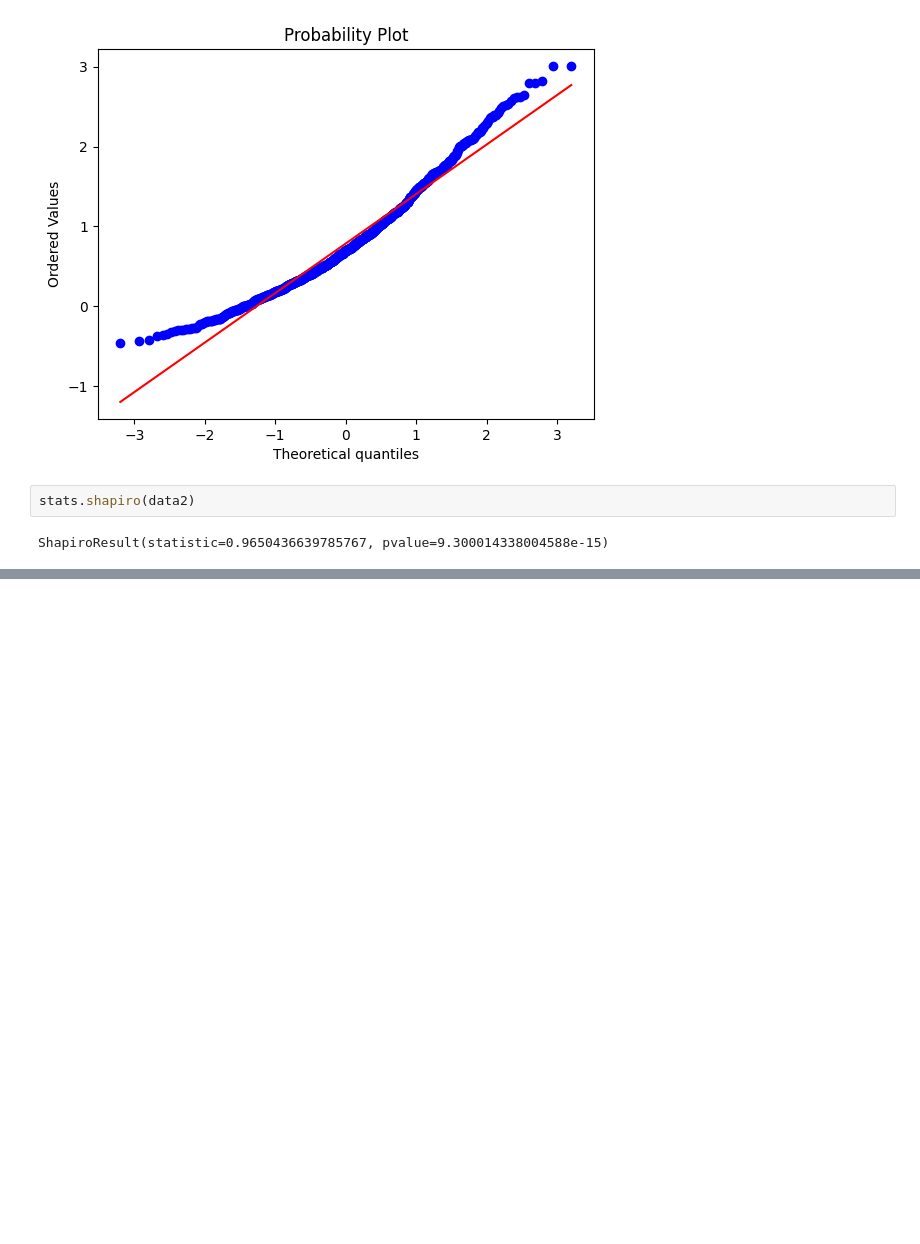
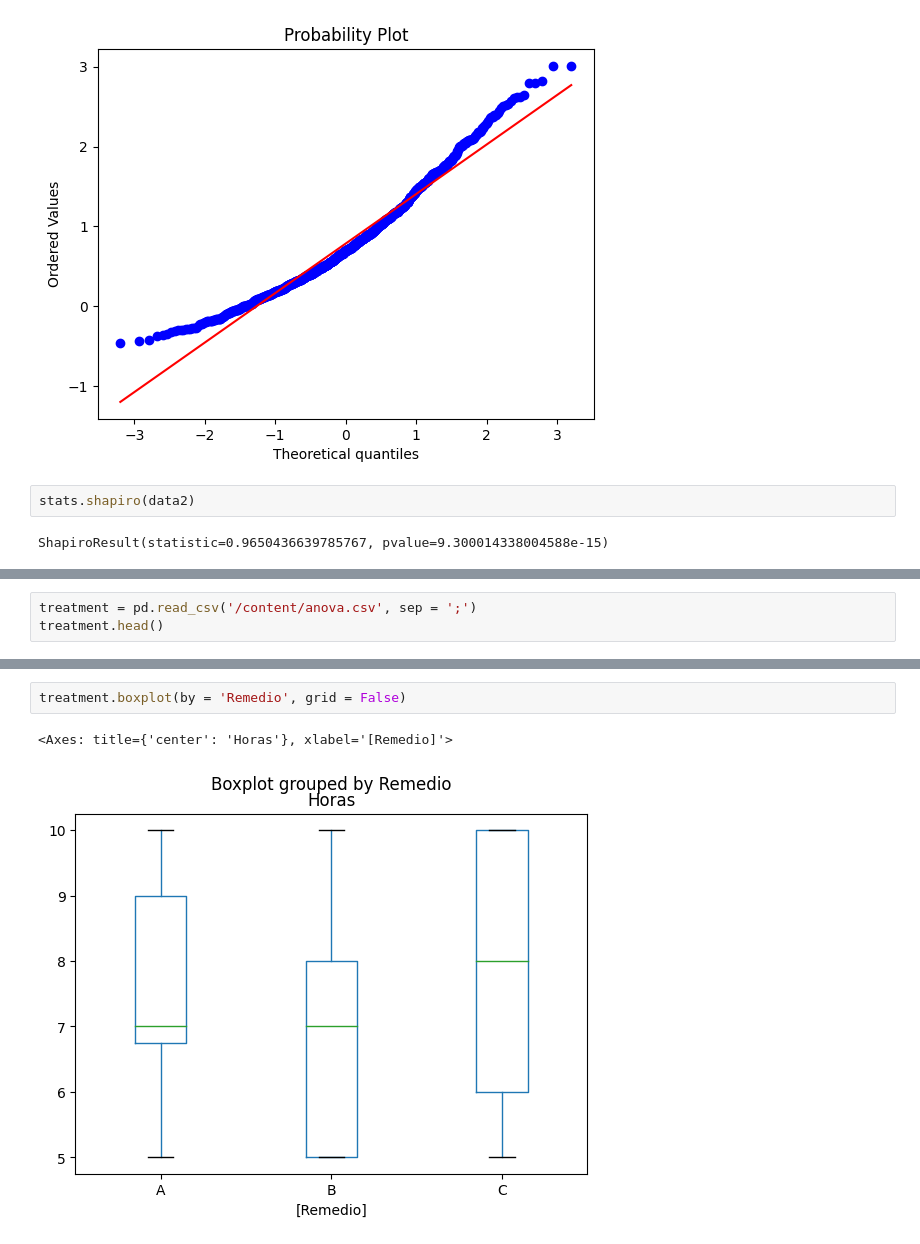
Before and after one commit to DiasMelissa/DataScience, a Jupyter notebook: statistics.ipynb, the cells around one changed output, grey strips where cells are left out. Saved outputs shown, nothing was run; the diff lists cells and outputs as text; blank space fills up the shorter version.

```diff
--- a/statistics.ipynb
+++ b/statistics.ipynb
@@ -253,0 +332,3 @@ ShapiroResult(statistic=0.9650436639785767, pvalue=9.300014338004588e-15)
+# %%
+treatment = pd.read_csv('/content/anova.csv', sep = ';')
+treatment.head()
@@ -253,0 +342,5 @@ ShapiroResult(statistic=0.9650436639785767, pvalue=9.300014338004588e-15)
+# %%
+treatment.boxplot(by = 'Remedio', grid = False)
+# %% [output]
+<Axes: title={'center': 'Horas'}, xlabel='[Remedio]'>
+[figure, added]
```
Also changed, not shown: parts of 21 cells of this notebook.
